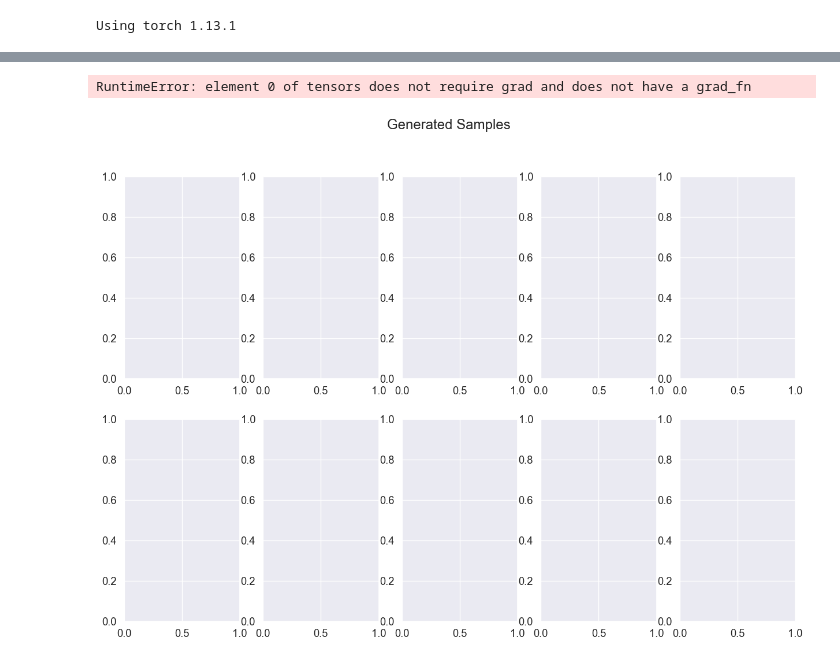
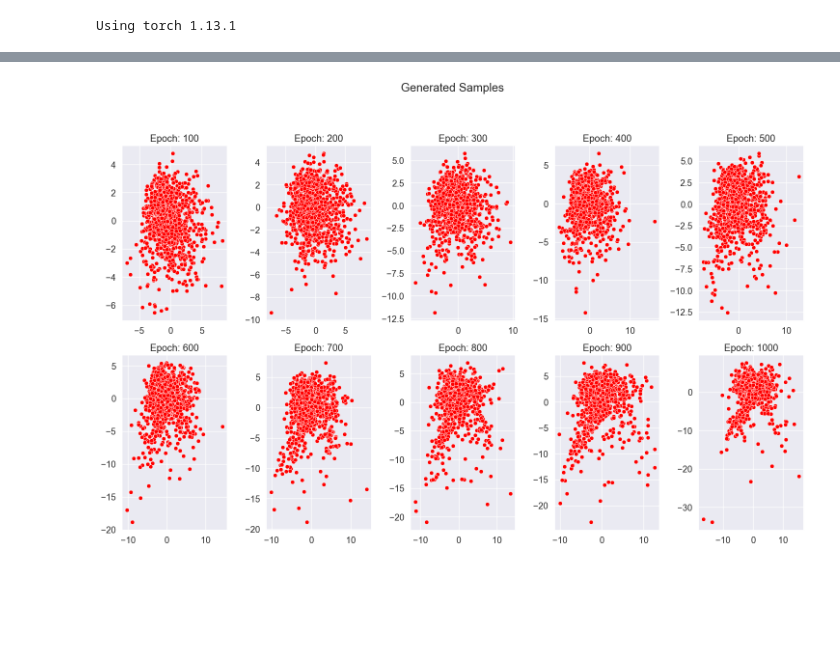
Before and after one commit to PritRaj1/IIB-Project-LatentEBM-Variance-Study, a Jupyter notebook: Notebooks/NaiveScoreModel.ipynb, the cells around one changed output, grey strips where cells are left out. Saved outputs shown, nothing was run; the diff lists cells and outputs as text; code cells hidden in the pictures; blank space fills up the shorter version.

Commit message:
tried the score net

```diff
--- a/Notebooks/NaiveScoreModel.ipynb
+++ b/Notebooks/NaiveScoreModel.ipynb
@@ -69,2 +114,13 @@ def efficient_loss_function(score, x):
+# %%
+def get_noisy_score(x_noise, x, sigma):
+
+    #grad_x( log ( q(noisy_X) ) )
+    return -(x_noise - x) / sigma
+
+def loss_function(model_score, noisy_X, X, sigma):
+
+    noisy_score = get_noisy_score(noisy_X, X, sigma)
+
+    return torch.norm(model_score-noisy_score, p=2)**2
 # %%
 class Sampler:
@@ -127,64 +174,68 @@ def train_step(model, X, optimiser, loss_fn, current_epoch):
 # %%
 # Hyperparams
-EPOCHS = 100
-TIMESTEPS = 100
-SAMPLES = 100
-EPSILON = 0.1
-LR = 0.001
+EPOCHS = 1000
+TIMESTEPS = 50
+SAMPLES = 1000
+EPSILON = 0.001
+LR = 0.00001
 
 device = 'cuda' if torch.cuda.is_available() else 'cpu'
 
 # Load the moons dataset
-X, _ = make_moons(n_samples=100, noise=0.05, random_state=42)
+X, _ = make_moons(n_samples=SAMPLES, noise=0.05, random_state=42)
 X = torch.tensor(X, device = device).float()
 
 sampler = Sampler(epsilon=EPSILON,
+                  timesteps = TIMESTEPS,
                   num_samples = SAMPLES,
-                  timesteps = TIMESTEPS,
                   device = device)
 
 net = ScoreNet(input_dim = X.shape[1],
-               output_dim = X.shape[1]).to(device)
+               output_dim = X.shape[1],
+               num_timesteps=TIMESTEPS).to(device)
+
+# Create an instance of the diffusion model -- use defualt settings in this case
+D = Diffuser(num_timesteps=TIMESTEPS, device=device)
 
 optimiser = torch.optim.Adam(net.parameters(), lr=LR, amsgrad=True)
-loss_function = efficient_loss_function
+loss_function = loss_function
 
 # Calculate the number of rows and columns for subplots
-sample_every = 10 # Plot every 10th timestep
+sample_every = EPOCHS//10
 num_plots = (EPOCHS // sample_every) - 1
 num_cols = min(5, num_plots)  # Maximum of 2 columns
 num_rows = (num_plots - 1) // num_cols + 1
 
 # Create a figure with subplots
 fig, axs = plt.subplots(num_rows, num_cols, figsize=(15, 5 * num_rows))
 fig.suptitle("Generated Samples")
 
-for epoch in range(1, EPOCHS+1):
+for epoch in tqdm(range(1, EPOCHS+1)):
     avg_loss = train_step(model = net,
+                          diffuser = D,
                           X = X,
                           optimiser = optimiser,
-                          loss_fn = loss_function,
-                          current_epoch = epoch)
+                          loss_fn = loss_function)
 
     if (epoch % sample_every == 0 or epoch == EPOCHS) and (epoch > 0):
                 with torch.no_grad():
 
-                        # Draw samples using updates score net
+                        # Draw samples from noisy dist using score net
                         xT = sampler.sampling_loop(net)
+                        x0 = D.reverse_diffusion(net, xT, SAMPLES)
 
                         plot_num = (epoch // sample_every) - 1
                         row = plot_num // num_cols
                         col = (plot_num % num_cols)
 
                         # Plot x0 on the specified subplot
-                        sns.scatterplot(x=xT[:, 0].cpu().numpy(), y=xT[:, 1].cpu().numpy(),
+                        sns.scatterplot(x=x0[:, 0].cpu().numpy(), y=x0[:, 1].cpu().numpy(),
                         color='red', marker='o', ax=axs[row, col])
 
                         axs[row, col].set_title(f'Epoch: {epoch}')
 
 plt.tight_layout()
 plt.subplots_adjust(top=0.85)
 plt.show()
 # %% [output]
-RuntimeError: element 0 of tensors does not require grad and does not have a grad_fn
-[figure, old version]
+[figure, new version]
```
Also changed, not shown: parts of 7 cells of this notebook, 1 other file.
